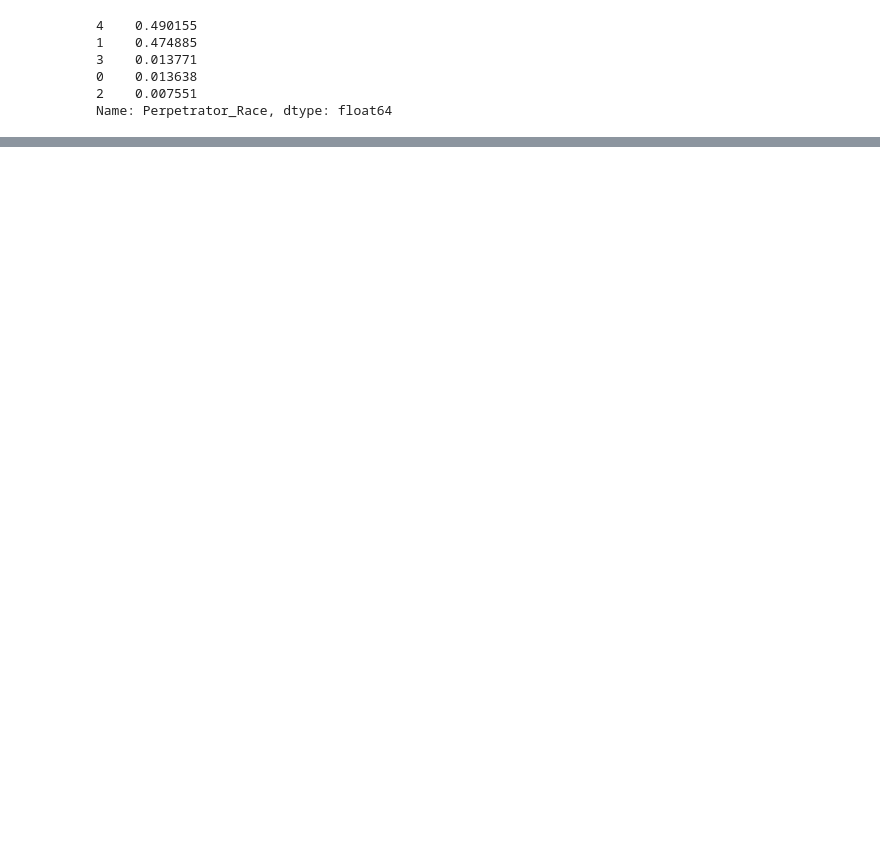
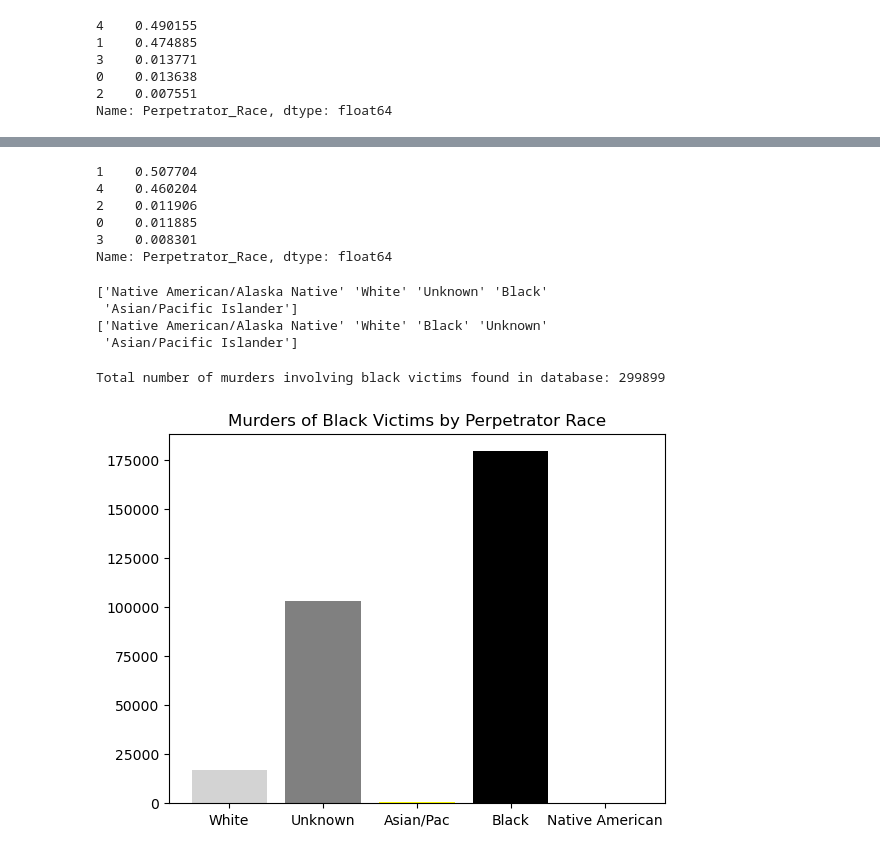
Before and after one commit to peethree/machine-learning, a Jupyter notebook: machine_learning_project.ipynb, the cells around one changed output, grey strips where cells are left out. Saved outputs shown, nothing was run; the diff lists cells and outputs as text; code cells hidden in the pictures; blank space fills up the shorter version.

```diff
--- a/machine_learning_project.ipynb
+++ b/machine_learning_project.ipynb
@@ -81,0 +72,75 @@ Name: Perpetrator_Race, dtype: float64
+# %%
+murder_data[murder_data["Perpetrator_Sex"]=="Female"].Perpetrator_Race.value_counts(normalize=True)
+
+# White 0, Black 1, Unknown 2, Asian/pac 3, Native 4
+# %% [output]
+1    0.507704
+4    0.460204
+2    0.011906
+0    0.011885
+3    0.008301
+Name: Perpetrator_Race, dtype: float64
+# %%
+import pandas as pd
+
+murder_data = pd.read_csv('database.csv', low_memory=False)
+
+murder_data.rename(columns={'Record ID':u'Record_ID','Agency Code':u'Agency_Code','Agency Name':u'Agency_Name','Agency Type':u'Agency_Type','Crime Type':u'Crime_Type',
+                   'Crime Solved':u'Crime_Solved', 'Victim Sex':u'Victim_sex', 'Victim Age':u'Victim_Age','Victim Ethnicity':u'Victim_Ethnicity','Victim Race':u'Victim_Race',
+                   'Perpetrator Age':u'Perpetrator_Age','Perpetrator Sex':'Perpetrator_Sex','Perpetrator Race':u'Perpetrator_Race','Perpetrator Ethnicity':u'Perpetrator_Ethnicity','Victim Count':u'Victim_Count',
+                  'Perpetrator Count':u'Perpetrator_Count', 'Record Source':u'Record_Source'},inplace=True)
+
+murder_races = murder_data["Perpetrator_Race"].unique()
+print(murder_races)
+
+victim_races = murder_data["Victim_Race"].unique()
+print(victim_races)
+# %% [output]
+['Native American/Alaska Native' 'White' 'Unknown' 'Black'
+ 'Asian/Pacific Islander']
+['Native American/Alaska Native' 'White' 'Black' 'Unknown'
+ 'Asian/Pacific Islander']
+# %%
+import matplotlib.pyplot as plt
+
+# total amount of black victims in murder database
+black_victims = murder_data[murder_data["Victim_Race"] == "Black"].shape[0]
+print("Total number of murders involving black victims found in database:", black_victims)
+
+# amount of white people guilty of the murder of a black individual
+white_perp_black_vic = murder_data[(murder_data["Perpetrator_Race"] == "White") & (murder_data["Victim_Race"] == "Black")].shape[0]
+# ("Number of murders where the perp is white and the victim is black:", black_perp_white_vic)
+
+# amount of black murders where the race of the perp is unknown
+unknown_perp_black_vic = murder_data[(murder_data["Perpetrator_Race"] == "Unknown") & (murder_data["Victim_Race"] == "Black")].shape[0]
+# ("Number of murders where the race of the perp is unknown and the victim is black:", unknown_perp_black_vic)
+
+# amount of black murders where the race of the perp is asian
+asian_perp_black_vic = murder_data[(murder_data["Perpetrator_Race"] == "Asian/Pacific Islander") & (murder_data["Victim_Race"] == "Black")].shape[0]
+# ("Number of murders where the perp is asian/pacific and the victim is black:", asian_perp_black_vic)
+
+# amount of black people murdered by native american
+native_perp_black_vic = murder_data[(murder_data["Perpetrator_Race"] == "Native American/Alaska Native") & (murder_data["Victim_Race"] == "Black")].shape[0]
+# ("Number of murders where the perp is native american and the victim is black:", native_perp_black_vic)
+
+# amount of black people killing black people
+black_perp_black_vic = murder_data[(murder_data["Perpetrator_Race"] == "Black") & (murder_data["Victim_Race"] == "Black")].shape[0]
+# ("Number of murders where the perp is black and the victim is black:", black_perp_black_vic)
+
+
+labels = ['White', 'Unknown', 'Asian/Pac', 'Black', 'Native American']
+values = [white_perp_black_vic, unknown_perp_black_vic, asian_perp_black_vic, black_perp_black_vic, native_perp_black_vic]
+
+# graph title and labels for axis
+plt.title('Murders of Black Victims by Perpetrator Race')
+plt.xlabel('')
+plt.ylabel('')
+
+# bar charts
+plt.bar(labels, values, color=['lightgray', 'gray', 'yellow', 'black', 'red'])
+
+# show graph
+plt.show()
+# %% [output]
+Total number of murders involving black victims found in database: 299899
+[figure, added]
```
Also changed, not shown: parts of 5 cells of this notebook.
